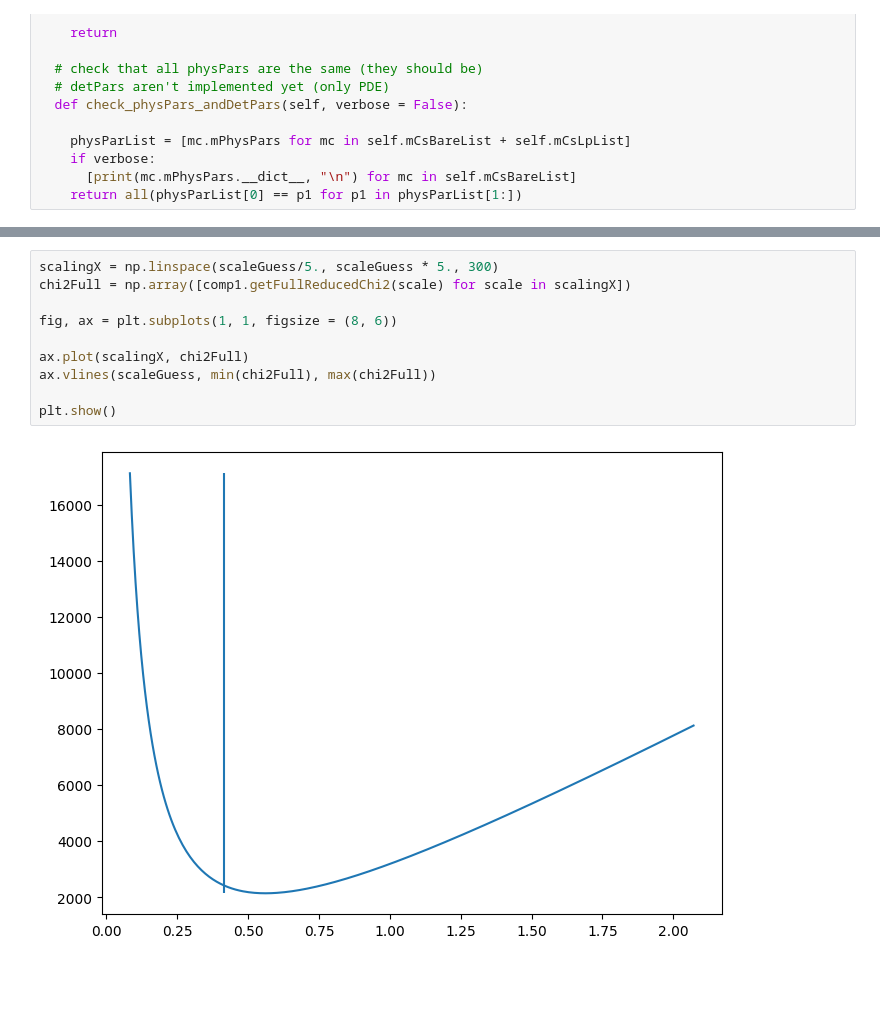
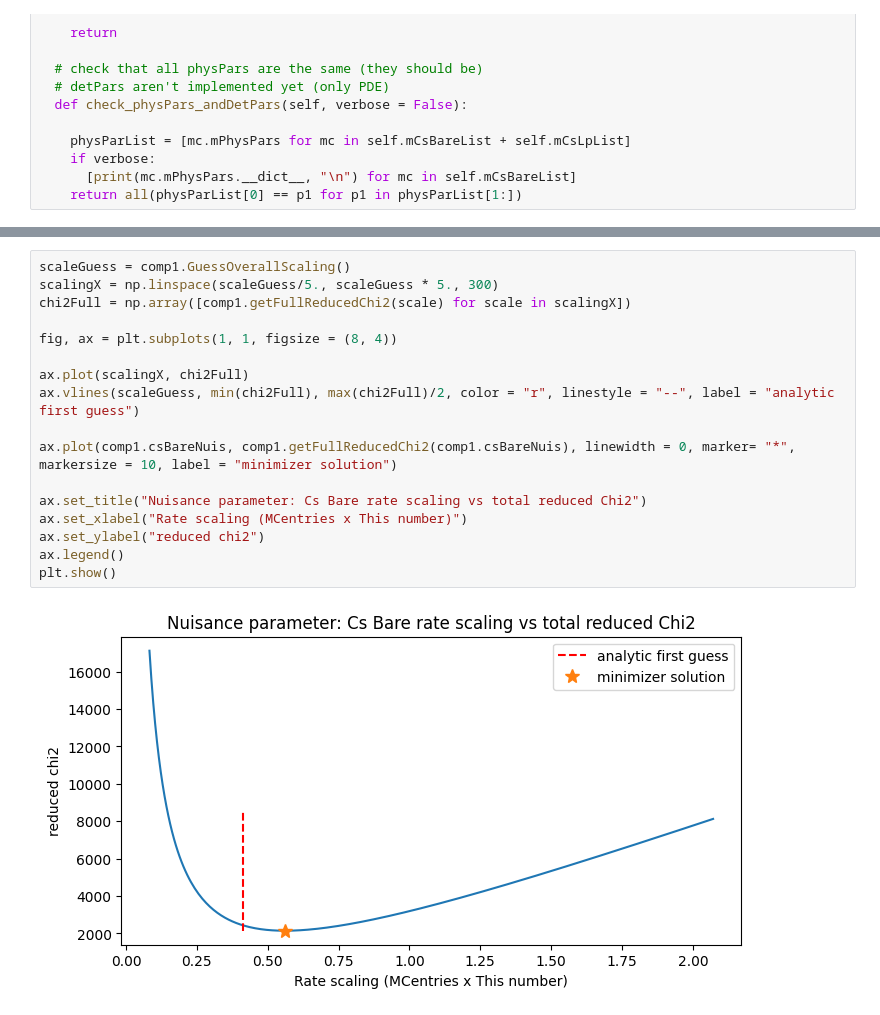
Before and after one commit to austindsc/cf4_analysisPipeline, a Jupyter notebook: comp1/c1_loadG4Runs.ipynb, the cells around one changed output, grey strips where cells are left out. Cells and saved outputs as stored; diff of their text form; blank space fills up the shorter version.

```diff
--- a/comp1/c1_loadG4Runs.ipynb
+++ b/comp1/c1_loadG4Runs.ipynb
@@ -441,12 +459,19 @@ comp1.getFullReducedChi2(scaleGuess/2)
 # %%
+scaleGuess = comp1.GuessOverallScaling()
 scalingX = np.linspace(scaleGuess/5., scaleGuess * 5., 300)
 chi2Full = np.array([comp1.getFullReducedChi2(scale) for scale in scalingX])
 
-fig, ax = plt.subplots(1, 1, figsize = (8, 6))
+fig, ax = plt.subplots(1, 1, figsize = (8, 4))
 
 ax.plot(scalingX, chi2Full)
-ax.vlines(scaleGuess, min(chi2Full), max(chi2Full))
+ax.vlines(scaleGuess, min(chi2Full), max(chi2Full)/2, color = "r", linestyle = "--", label = "analytic first guess")
 
+ax.plot(comp1.csBareNuis, comp1.getFullReducedChi2(comp1.csBareNuis), linewidth = 0, marker= "*", markersize = 10, label = "minimizer solution")
+
+ax.set_title("Nuisance parameter: Cs Bare rate scaling vs total reduced Chi2")
+ax.set_xlabel("Rate scaling (MCentries x This number)")
+ax.set_ylabel("reduced chi2")
+ax.legend()
 plt.show()
 # %% [output]
-[figure, old version]
+[figure, new version]
```
Also changed, not shown: parts of 16 cells of this notebook.
